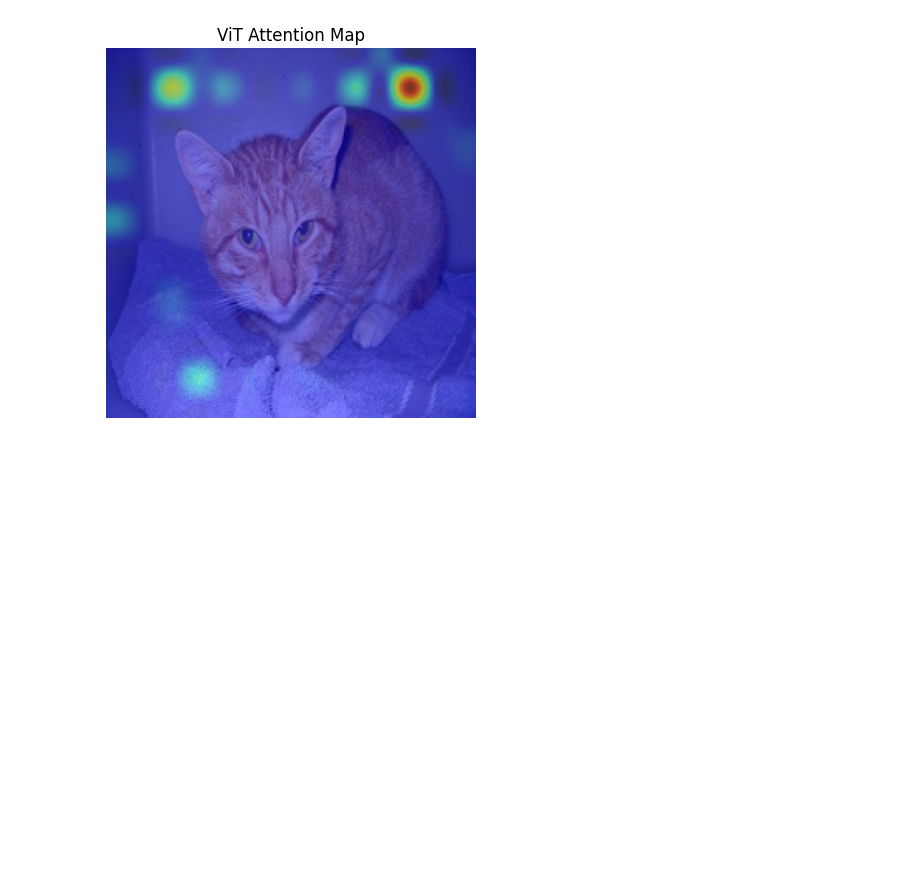
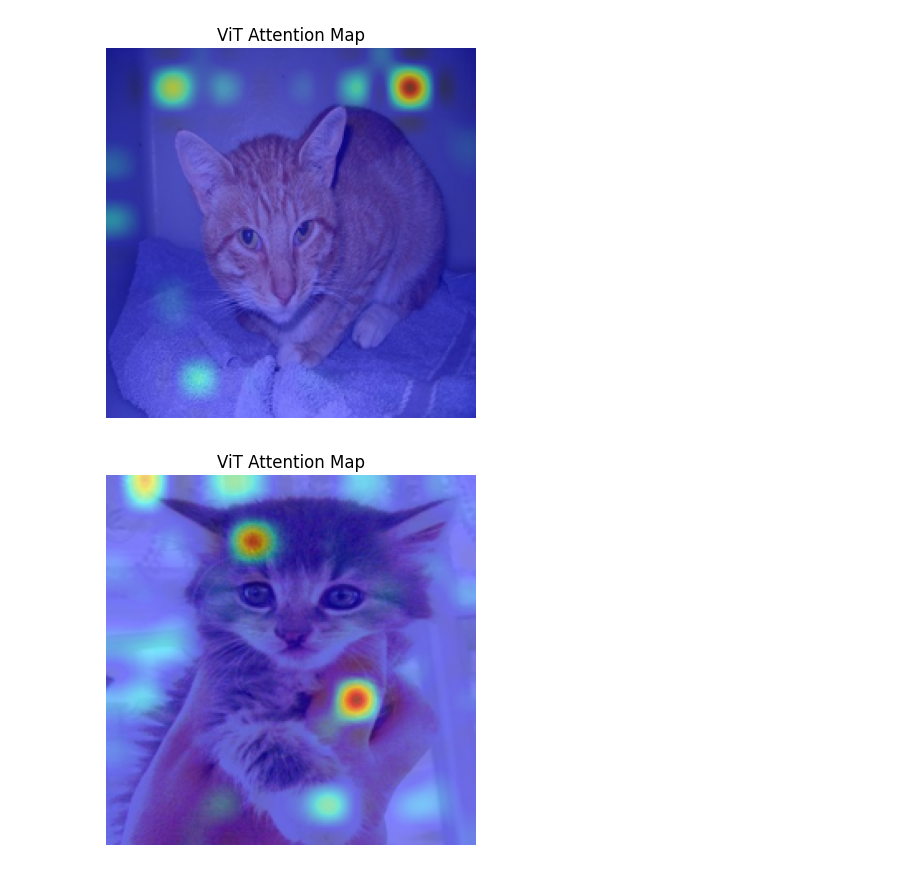
Before and after one commit to eladlaks/osteoporosis_project, a Jupyter notebook: notebooks/attention.ipynb, the cells around one changed output. Saved outputs shown, nothing was run; the diff lists cells and outputs as text; code cells hidden in the pictures; blank space fills up the shorter version.

Commit message:
attention

```diff
--- a/notebooks/attention.ipynb
+++ b/notebooks/attention.ipynb
@@ -100,3 +99,81 @@ plt.title("ViT Attention Map")
 plt.show()
 # %% [output]
 [figure]
+# %%
+import timm
+import torch
+from torchvision import transforms
+from PIL import Image
+import matplotlib.pyplot as plt
+import numpy as np
+from functools import partial
+import cv2
+
+# Load model
+model = timm.create_model("vit_base_patch16_224", pretrained=True)
+# checkpoint_path = r"C:\Users\e0l07sq\Desktop\rnd\osteoporosis_project\saved_models\ViT_best.pth"
+# state_dict = torch.load(checkpoint_path, map_location='cpu')
+# model.load_state_dict(state_dict)
+model.eval()
+
+
+attn_weights = []
+
+# Patch the forward of Attention module correctly
+def patched_attn_forward(self, x):
+    B, N, C = x.shape
+    qkv = self.qkv(x).reshape(B, N, 3, self.num_heads, C // self.num_heads).permute(2, 0, 3, 1, 4)
+    q, k, v = qkv[0], qkv[1], qkv[2]
+
+    attn = (q @ k.transpose(-2, -1)) * self.scale
+    attn = attn.softmax(dim=-1)
+
+    attn_weights.append(attn.detach())  # save attention map
+
+    attn = self.attn_drop(attn)
+    x = (attn @ v).transpose(1, 2).reshape(B, N, C)
+    x = self.proj(x)
+    x = self.proj_drop(x)
+    return x
+
+# Bind the method properly
+model.blocks[-1].attn.forward = patched_attn_forward.__get__(model.blocks[-1].attn, model.blocks[-1].attn.__class__)
+
+# Load and preprocess image
+image_path = r"C:\Users\e0l07sq\Downloads\training_set\training_set\cats\cat.100.jpg"
+img = Image.open(image_path).convert('RGB')
+
+transform = transforms.Compose([
+    transforms.Resize((224, 224)),
+    transforms.ToTensor(),
+    transforms.Normalize(mean=(0.5, 0.5, 0.5), std=(0.5, 0.5, 0.5)),
+])
+
+input_tensor = transform(img).unsqueeze(0)
+
+# Forward pass
+with torch.no_grad():
+    _ = model(input_tensor)
+
+# Extract attention
+attn = attn_weights[0]  # [batch, heads, tokens, tokens]
+cls_attn = attn[0, :, 0, 1:]  # CLS token attention to patches only
+
+# Average heads
+mean_attn = cls_attn.mean(dim=0).reshape(14, 14).cpu().numpy()
+
+# Normalize
+mean_attn = (mean_attn - mean_attn.min()) / (mean_attn.max() - mean_attn.min())
+
+# Resize to image size
+attn_map = cv2.resize(mean_attn, (224, 224), interpolation=cv2.INTER_CUBIC)
+
+# Show overlay
+fig, ax = plt.subplots()
+ax.imshow(img.resize((224, 224)))
+ax.imshow(attn_map, cmap='jet', alpha=0.5)
+plt.axis('off')
+plt.title("ViT Attention Map")
+plt.show()
+# %% [output]
+[figure, added]
```
Also changed, not shown: parts of 16 cells of this notebook.
